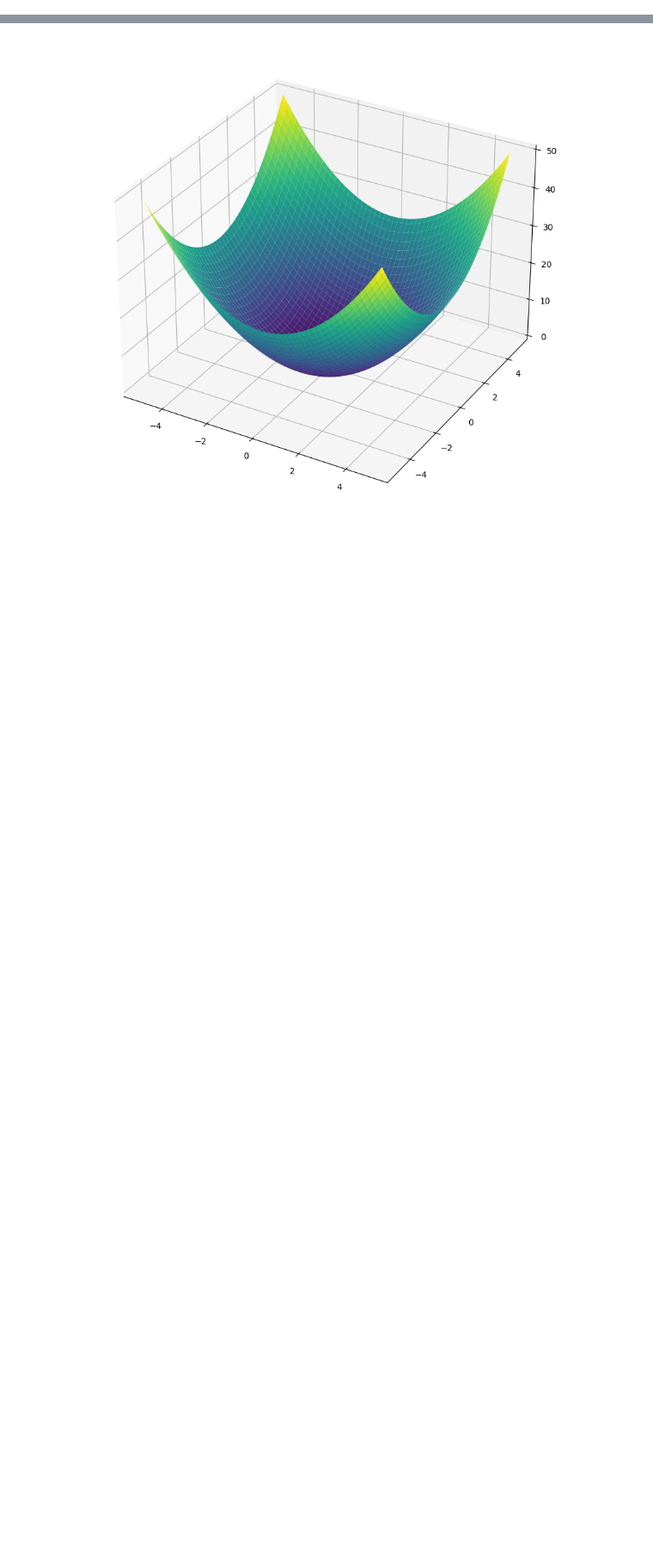
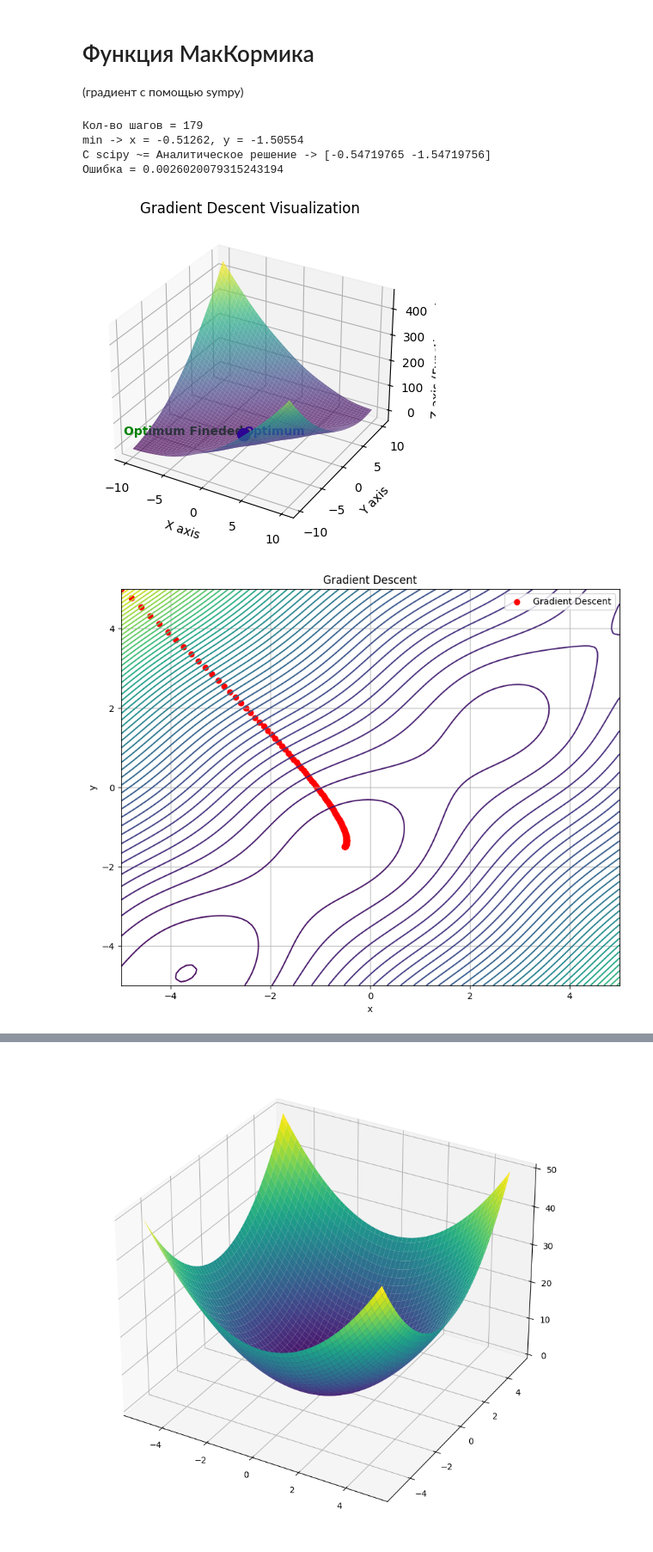
Before and after one commit to sashabobr007/ML_labs, a Jupyter notebook: 1.ipynb, the cells around one changed output, grey strips where cells are left out. Shown at 86% size. Cells and saved outputs as stored; diff of their text form; code cells hidden in the pictures; blank space fills up the shorter version.

```diff
--- a/1.ipynb
+++ b/1.ipynb
@@ -2,0 +211,16 @@
+# %% [markdown]
+# Функция МакКормика
+(градиент с помощью sympy)
+# %%
+ex = GradientFind(f='sin(x + y) + (x-y)**2 -1.5*x + 2.5*y + 1', initial_params=np.array([-5,5]),
+                  treshold=0.001, learning_rate = 0.01, animation_interval_ms=10, grad_approximetely=False)
+ex.find()
+ex.plot_animation()
+ex.plot_simple()
+# %% [output]
+Кол-во шагов = 179
+min -> x = -0.51262, y = -1.50554
+C scipy ~= Аналитическое решение -> [-0.54719765 -1.54719756]
+Ошибка = 0.0026020079315243194
+[figure, added]
+[figure, added]
```
Also changed, not shown: parts of 9 cells of this notebook, 2 other files.
